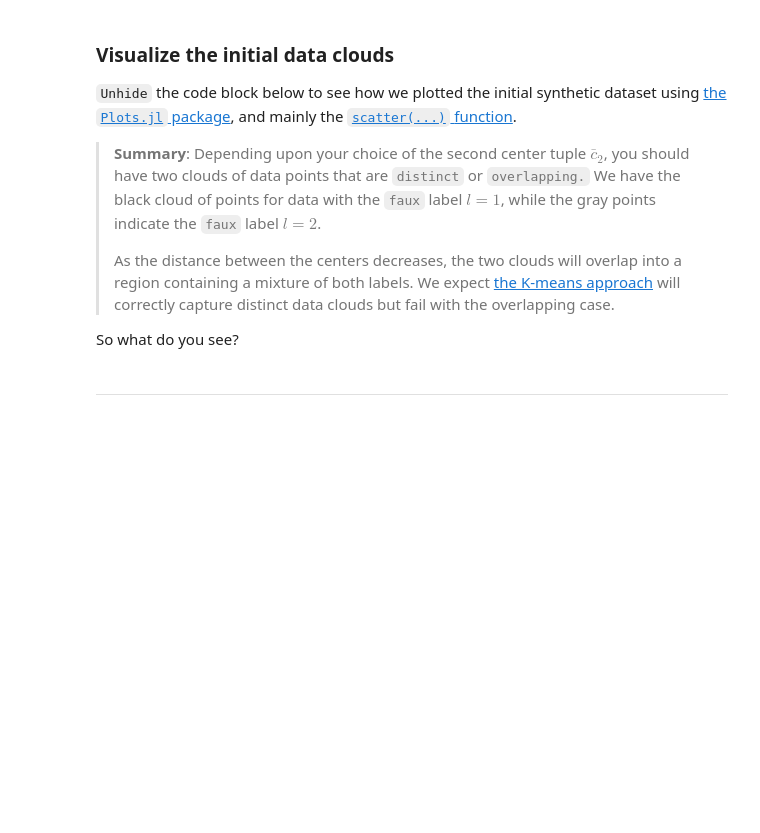
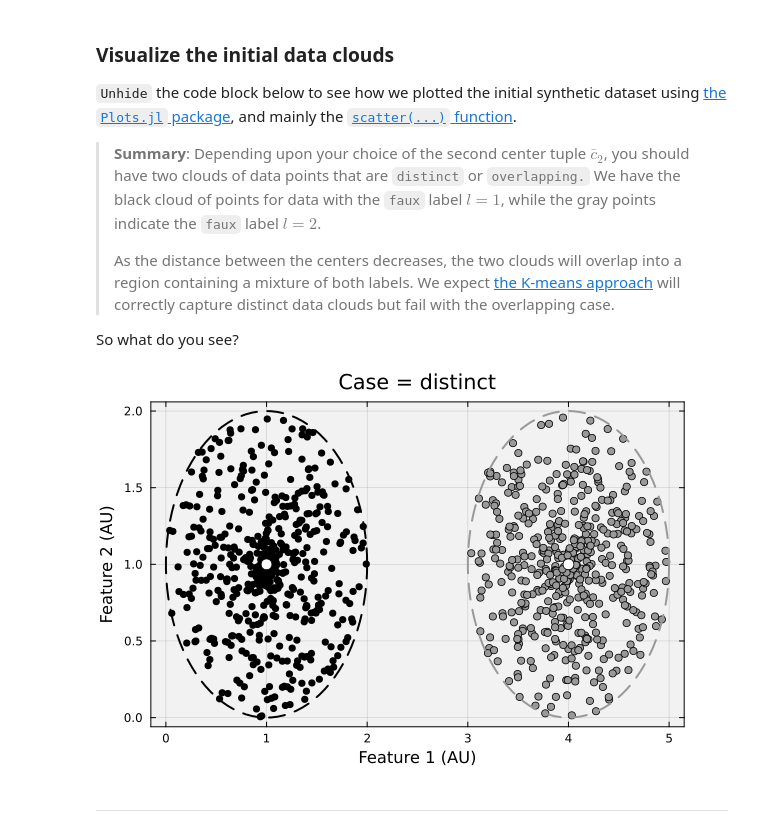
Before and after one commit to CHEME-5820-Spring-2026/ps1-5820-s26-wjm252, a Jupyter notebook: PS1-CHEME-5820-Student-S26.ipynb, the cells around one changed output. Cells and saved outputs as stored; diff of their text form; code cells hidden in the pictures; blank space fills up the shorter version.

```diff
--- a/PS1-CHEME-5820-Student-S26.ipynb
+++ b/PS1-CHEME-5820-Student-S26.ipynb
@@ -264,35 +273,36 @@ So what do you see?
 # %%
 # STUDENT TASK: After you build D̂, uncomment the entire block below to visualize.
 # (Visualization code is provided - just remove the #= and =# markers)
-#=
+
 let
 
     dataset = D̂; # what dataset am I looking at?
     horizontal_index = 1;
     vertical_index = 2;
     p = plot(bg="gray95", background_color_outside="white", framestyle = :box, fg_legend = :transparent); # make an empty plot
 
     circle_one = fixedcircle(c̄₁);
     circle_two = fixedcircle(c̄₂);
 
     for i ∈ 1:total_number_of_points
         label = dataset[i,3]; # label
         c = :black;
         if label == 2
             c = :gray60
         end
         scatter!([dataset[i, horizontal_index]], [dataset[i, vertical_index]], label="", mec=:navy, c=c)
     end
 
     scatter!([c̄₁[1]], [c̄₁[2]], ms=6, mec=:black, c=:white, label="")
     scatter!([c̄₂[1]], [c̄₂[2]], ms=6, mec=:gray60, c=:white, label="")
     plot!(circle_one[:,1], circle_one[:,2], lw=2, c=:black, ls=:dash, label="")
     plot!(circle_two[:,1], circle_two[:,2], lw=2, c=:gray60, ls=:dash, label="")
     xlabel!("Feature 1 (AU)", fontsize=18);
     ylabel!("Feature 2 (AU)", fontsize=18);
     title!("Case = $(case_label)", fontsize=18)
 end
-=#
+# %% [output]
+[figure, added]
 # %% [markdown]
 ___
 # %% [markdown]
```
Also changed, not shown: parts of 7 cells of this notebook.
